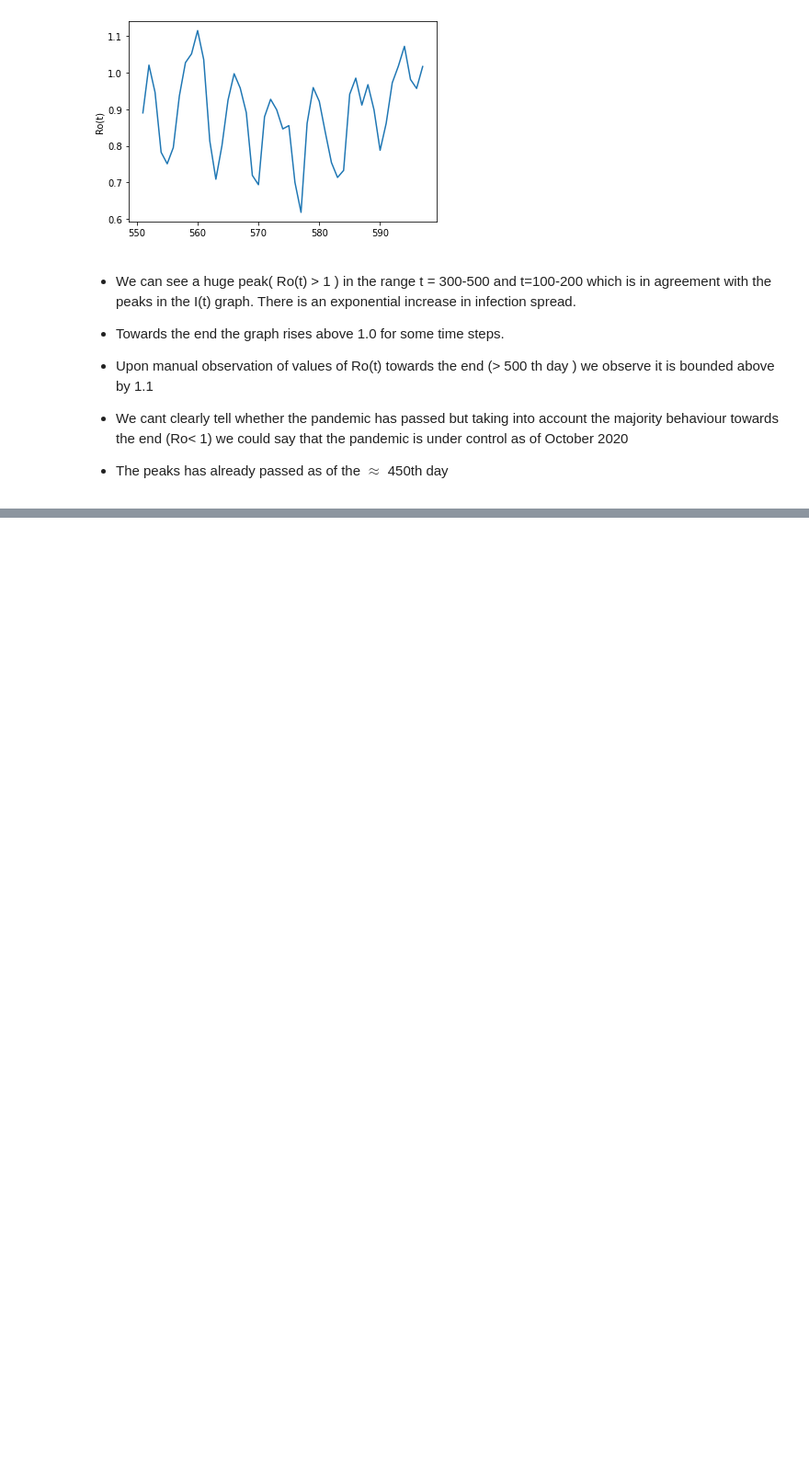
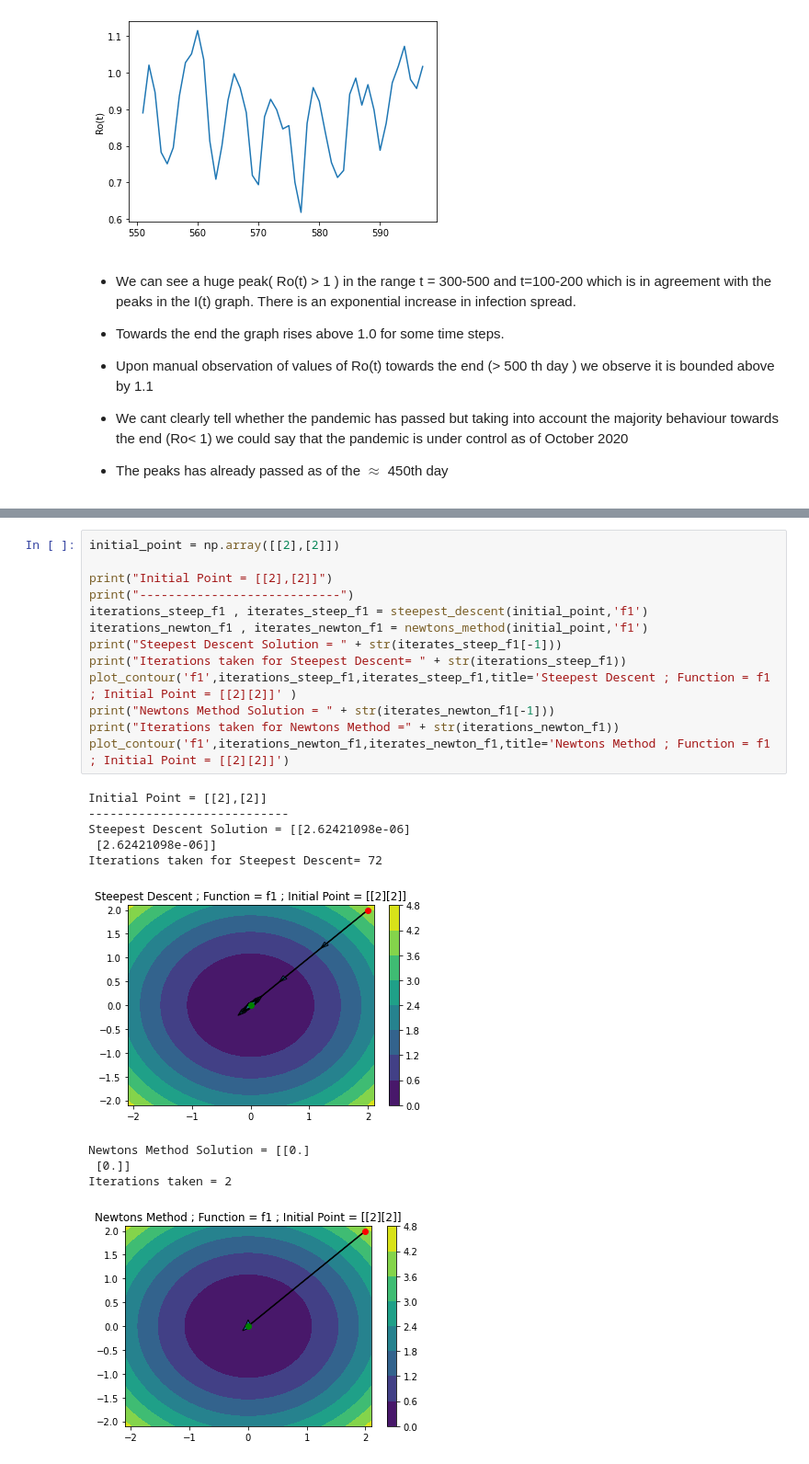
Before and after one commit to JACOBIN-SCTCS/Numerical-Optimization, a Jupyter notebook: Assignment1/Assignment1.ipynb, the cells around one changed output, grey strips where cells are left out. Shown at 92% size. Drawn from its saved outputs; the diff is of its cells as text; blank space fills up the shorter version.

```diff
--- a/Assignment1/Assignment1.ipynb
+++ b/Assignment1/Assignment1.ipynb
@@ -371,0 +653,24 @@ plt.show()
+# %%
+initial_point = np.array([[2],[2]])
+
+print("Initial Point = [[2],[2]]")
+print("----------------------------")
+iterations_steep_f1 , iterates_steep_f1 = steepest_descent(initial_point,'f1')
+iterations_newton_f1 , iterates_newton_f1 = newtons_method(initial_point,'f1')
+print("Steepest Descent Solution = " + str(iterates_steep_f1[-1]))
+print("Iterations taken for Steepest Descent= " + str(iterations_steep_f1))
+plot_contour('f1',iterations_steep_f1,iterates_steep_f1,title='Steepest Descent ; Function = f1 ; Initial Point = [[2][2]]' )
+print("Newtons Method Solution = " + str(iterates_newton_f1[-1]))
+print("Iterations taken for Newtons Method =" + str(iterations_newton_f1))
+plot_contour('f1',iterations_newton_f1,iterates_newton_f1,title='Newtons Method ; Function = f1 ; Initial Point = [[2][2]]')
+# %% [output]
+Initial Point = [[2],[2]]
+----------------------------
+Steepest Descent Solution = [[2.62421098e-06]
+ [2.62421098e-06]]
+Iterations taken for Steepest Descent= 72
+[figure, added]
+Newtons Method Solution = [[0.]
+ [0.]]
+Iterations taken = 2
+[figure, added]
```
Also changed, not shown: parts of 11 cells of this notebook.
